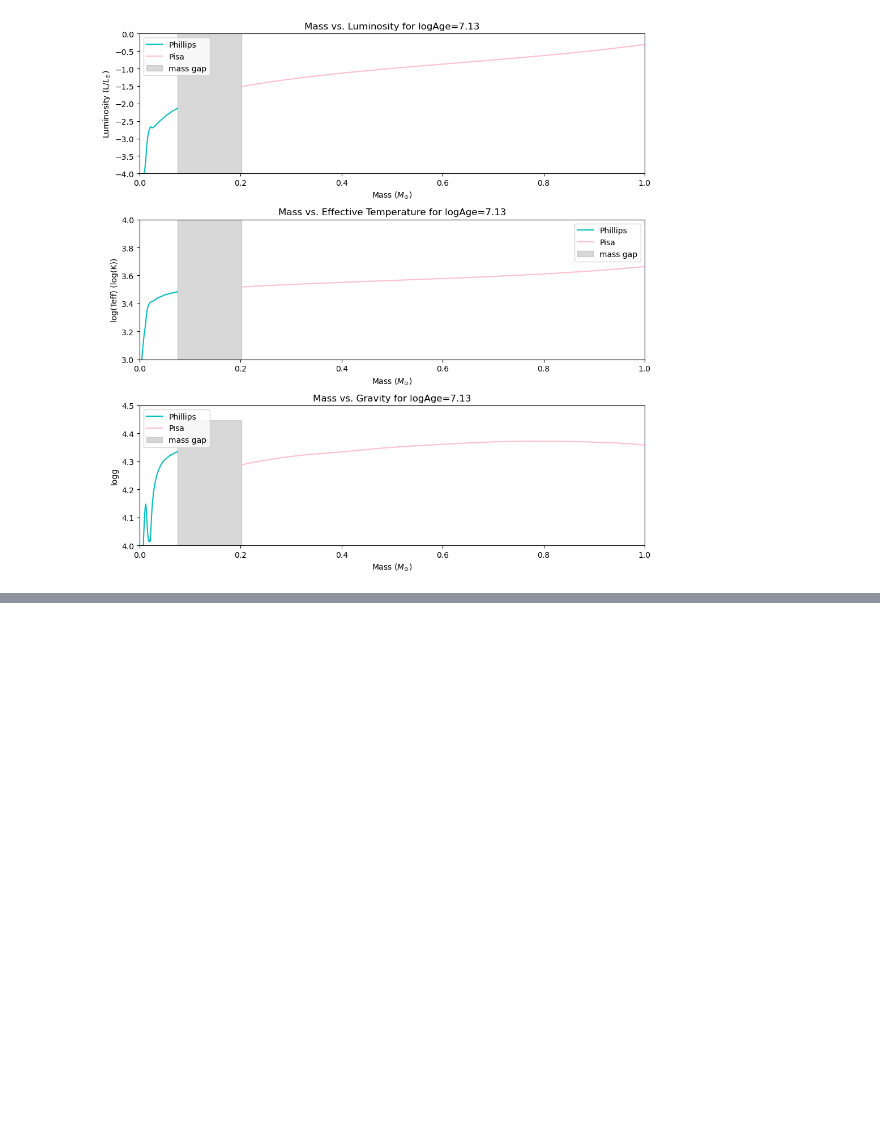
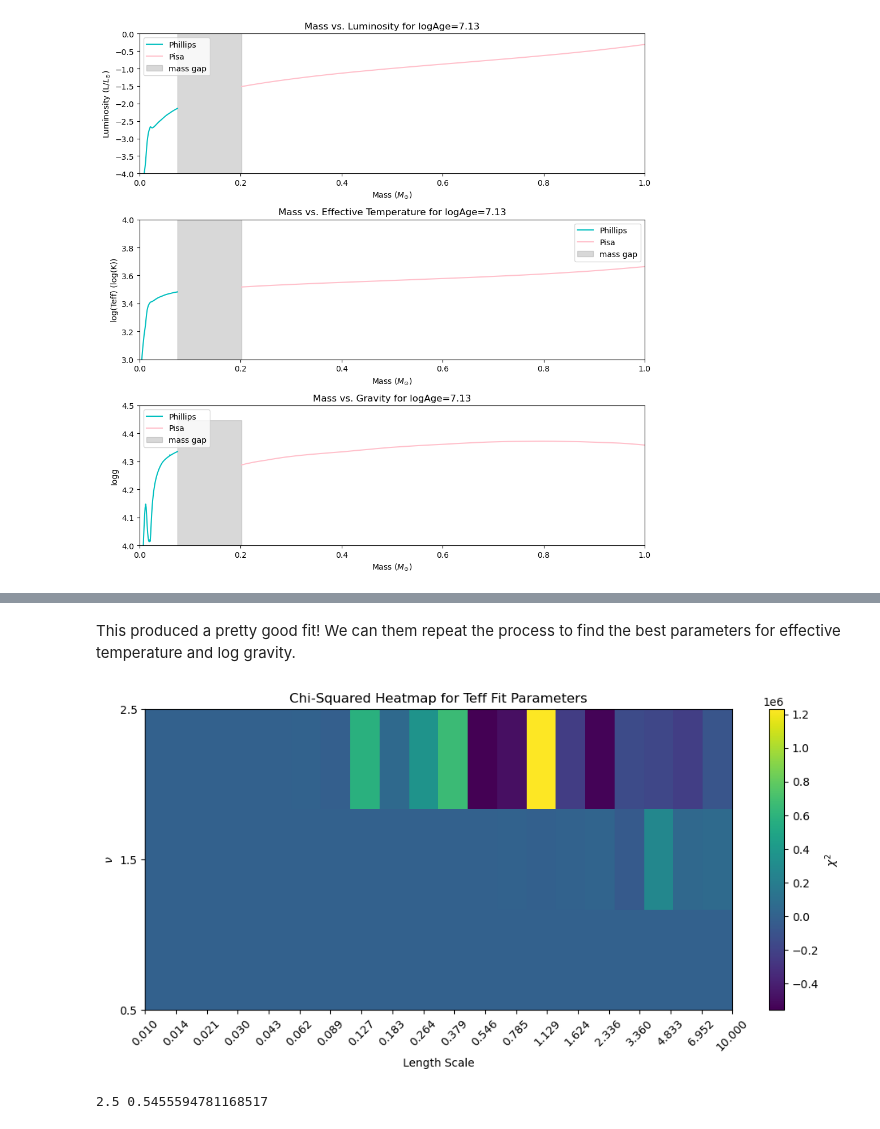
Before and after one commit to astropy/SPISEA, a Jupyter notebook: changes/evolution_gaussian_fit.ipynb, the cells around one changed output, grey strips where cells are left out. Cells and saved outputs as stored; diff of their text form; code cells hidden in the pictures; blank space fills up the shorter version.

```diff
--- a/changes/evolution_gaussian_fit.ipynb
+++ b/changes/evolution_gaussian_fit.ipynb
@@ -84,0 +195,59 @@ From these zoomed in graphs it becomes clear that though a mass gap is present,
+# %% [markdown]
+This produced a pretty good fit! We can them repeat the process to find the best parameters for effective temperature and log gravity.
+# %%
+# creating input array (mass) and output array (luminosity)
+X = combined_masses.reshape(-1, 1)
+y_Teff = combined_Teff   #np.array([combined_Teff, combined_L, combined_logg])
+x = np.linspace(np.min(phil_mass), np.max(pisa_mass), int(1e6)).reshape(-1, 1)
+
+# Scale X and y
+#X_scaler = StandardScaler()
+#y_scaler = StandardScaler()
+
+#X = X_scaler.fit_transform(combined_masses.reshape(-1, 1))
+#y = y_scaler.fit_transform(combined_L.reshape(-1, 1)).ravel()
+
+# Define grid
+length_scales = np.logspace(-2, 1, 20)
+nus = [0.5, 1.5, 2.5]  # available Matern values
+
+chi2_map_Teff = np.zeros((len(nus), len(length_scales)))
+
+# Grid search
+for i, nu in enumerate(nus):
+    for j, ls in enumerate(length_scales):
+        kernel = Matern(length_scale=ls, nu=nu)
+        gp = GaussianProcessRegressor(kernel=kernel, optimizer=None, normalize_y=True)
+
+        try:
+            gp.fit(X, y_Teff)
+            y_pred_Teff = gp.predict(X)
+            avg_diff_Teff = (np.sum(y_Teff - y_pred_Teff)) / len(y_pred_Teff)
+            chi2_Teff = np.sum(((y_Teff - y_pred_Teff)**2) / avg_diff_Teff)
+            #chi2_Teff = np.sum(((y_Teff - y_pred_Teff)**2) / y_pred_Teff)
+            chi2_map_Teff[i, j] = chi2_Teff
+        except Exception as e:
+            chi2_map_Teff[i, j] = np.nan
+
+# Plotting
+plt.figure(figsize=(10, 5))
+im = plt.imshow(chi2_map_Teff, aspect='auto', origin='lower',
+                extent=[np.log10(length_scales[0]), np.log10(length_scales[-1]), 0, len(nus)-1],
+                cmap='viridis')
+plt.colorbar(im, label=r'$\chi^2$')
+plt.xticks(np.log10(length_scales), labels=[f'{s:.3f}' for s in length_scales], rotation=45)
+plt.yticks(range(len(nus)), labels=[str(n) for n in nus])
+plt.xlabel('Length Scale')
+plt.ylabel(r'$\nu$')
+plt.title('Chi-Squared Heatmap for Teff Fit Parameters')
+plt.tight_layout()
+plt.show()
+# %% [output]
+[figure, added]
+# %%
+i_best_Teff, j_best_Teff = np.unravel_index(np.nanargmin(chi2_map_Teff), chi2_map_Teff.shape)
+best_nu_Teff = nus[i_best_Teff]
+best_length_scale_Teff = length_scales[j_best_Teff]
+print(best_nu_Teff, best_length_scale_Teff)
+# %% [output]
+2.5 0.5455594781168517
```
Also changed, not shown: parts of 12 cells of this notebook.
